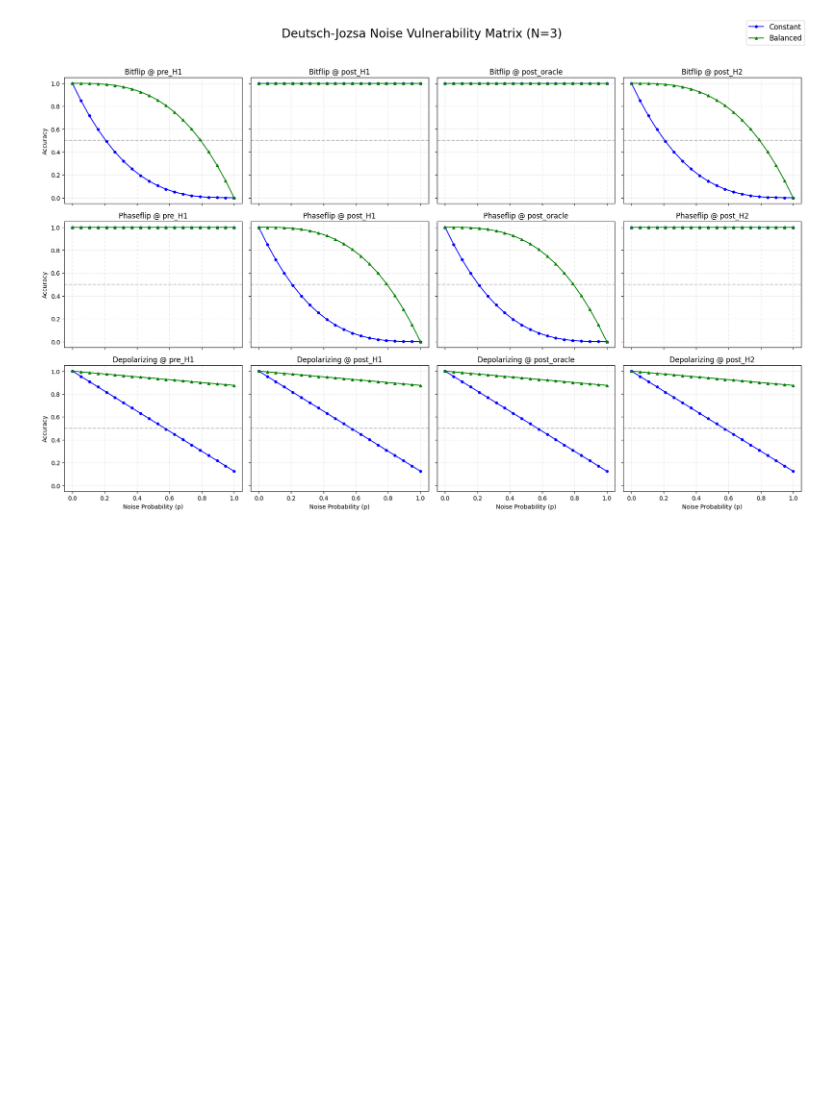
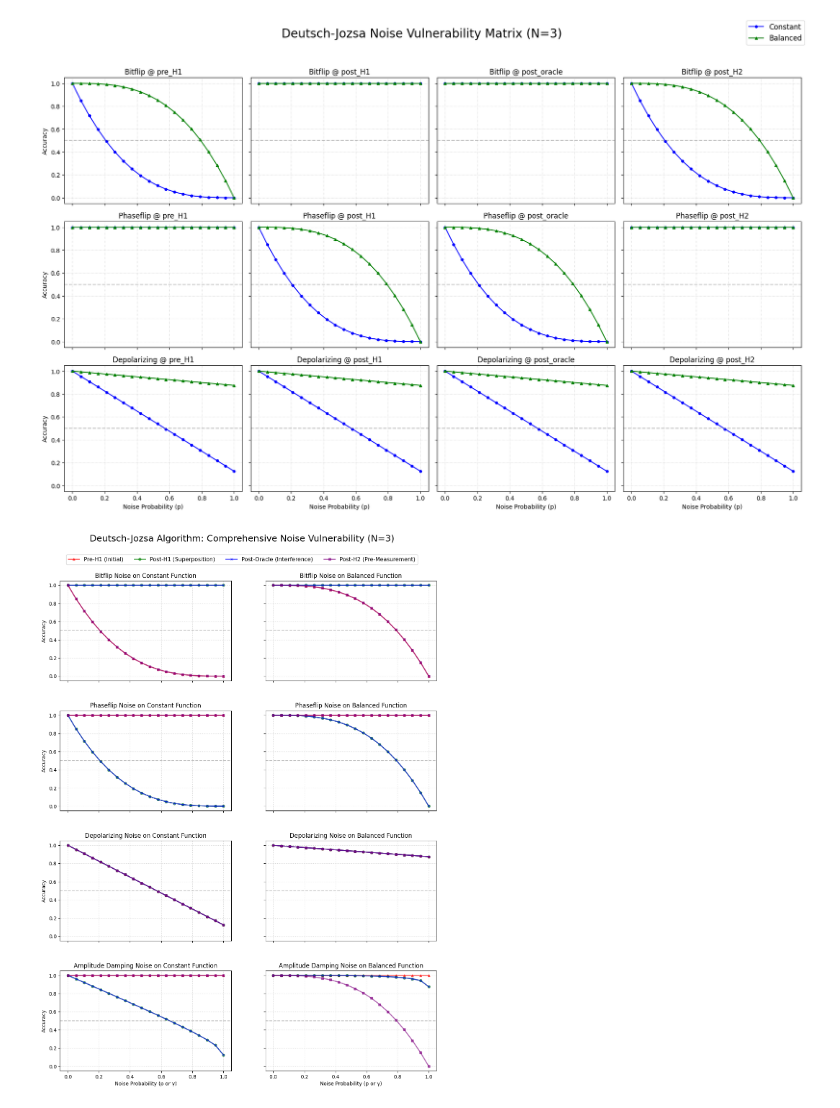
Before and after one commit to shanidhaya/simulating-quantum-computer, a Jupyter notebook: summary.ipynb, the cells around one changed output. Saved outputs shown, nothing was run; the diff lists cells and outputs as text; code cells hidden in the pictures; blank space fills up the shorter version.

Commit message:
wrote new function to generate noise vulnerablity plot

```diff
--- a/summary.ipynb
+++ b/summary.ipynb
@@ -485,3 +485,8 @@ plot_all_combinations(n=3, num_points=20)
 # %% [output]
 Generating the comprehensive 12-combination benchmark grid...
 [figure]
+# %%
+from noise_analysis_dj import plot_grouped_by_channel_and_function
+plot_grouped_by_channel_and_function(n=3, num_points=20)
+# %% [output]
+[figure, added]
```
Also changed, not shown: 1 other file.
